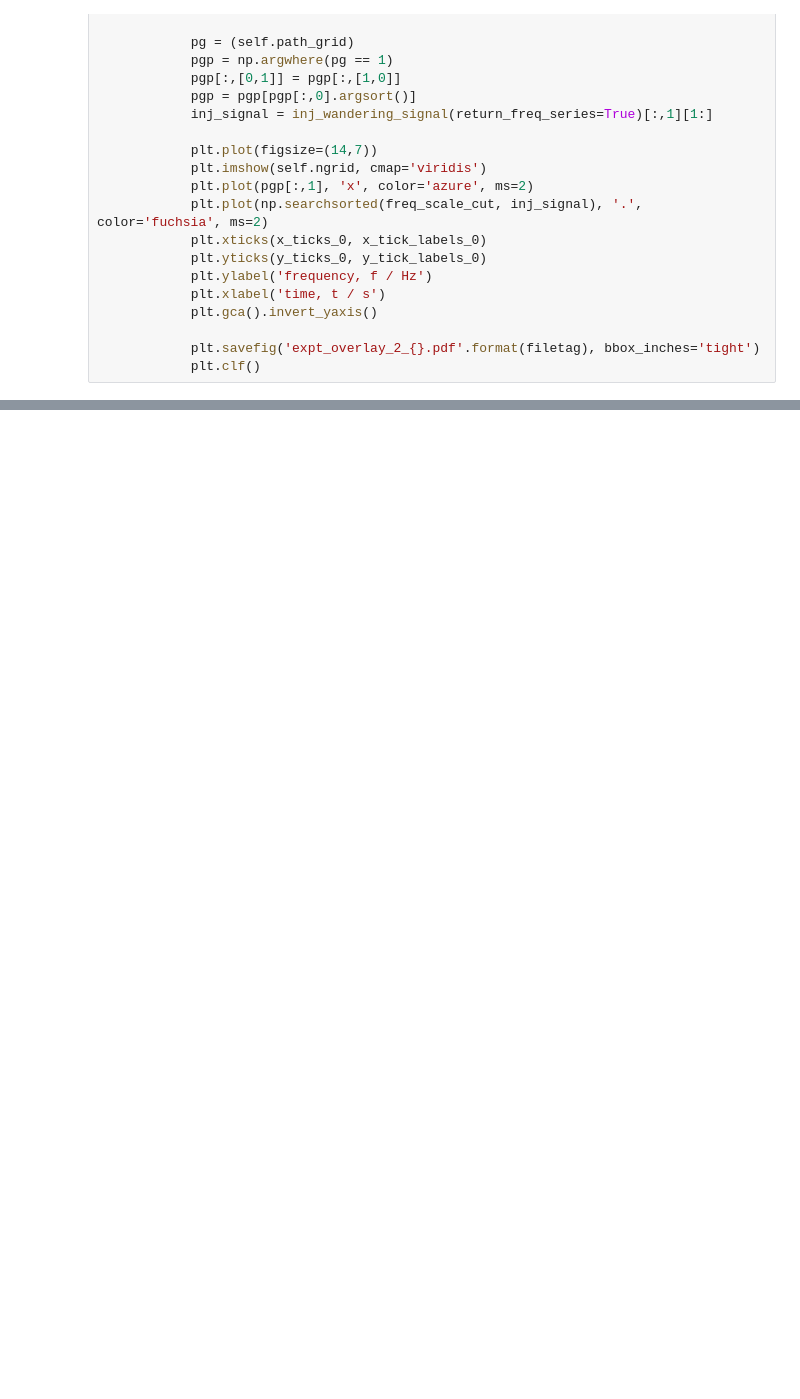
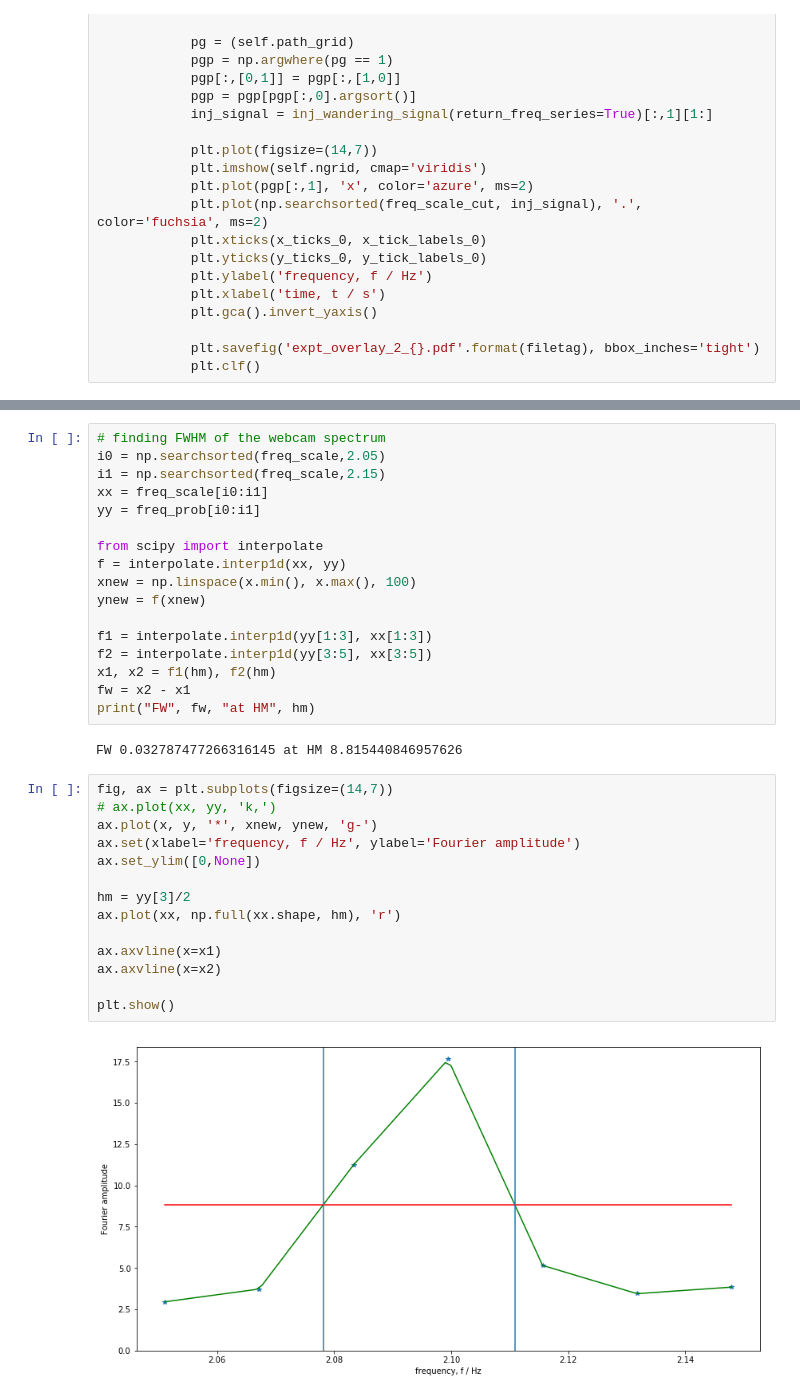
Before and after one commit to daccordeon/gravexplain, a Jupyter notebook: source/viterbi_video_analysis.ipynb, the cells around one changed output, grey strips where cells are left out. Saved outputs shown, nothing was run; the diff lists cells and outputs as text; blank space fills up the shorter version.

Commit message:
FWHM calculation

```diff
--- a/source/viterbi_video_analysis.ipynb
+++ b/source/viterbi_video_analysis.ipynb
@@ -317,3 +321,38 @@ plt.clf()
+# %%
+# finding FWHM of the webcam spectrum
+i0 = np.searchsorted(freq_scale,2.05)
+i1 = np.searchsorted(freq_scale,2.15)
+xx = freq_scale[i0:i1]
+yy = freq_prob[i0:i1]
+
+from scipy import interpolate
+f = interpolate.interp1d(xx, yy)
+xnew = np.linspace(x.min(), x.max(), 100)
+ynew = f(xnew)
+
+f1 = interpolate.interp1d(yy[1:3], xx[1:3])
+f2 = interpolate.interp1d(yy[3:5], xx[3:5])
+x1, x2 = f1(hm), f2(hm)
+fw = x2 - x1
+print("FW", fw, "at HM", hm)
+# %% [output]
+FW 0.032787477266316145 at HM 8.815440846957626
+# %%
+fig, ax = plt.subplots(figsize=(14,7))
+# ax.plot(xx, yy, 'k,')
+ax.plot(x, y, '*', xnew, ynew, 'g-')
+ax.set(xlabel='frequency, f / Hz', ylabel='Fourier amplitude')
+ax.set_ylim([0,None])
+
+hm = yy[3]/2
+ax.plot(xx, np.full(xx.shape, hm), 'r')
+
+ax.axvline(x=x1)
+ax.axvline(x=x2)
+
+plt.show()
+# %% [output]
+[figure, added]
 # %%
 # as in main.py
 PointViterbi('expt_viterbi_test_webcam.mp4', scanning_range=1).plot()
```
Also changed, not shown: parts of 2 cells of this notebook.
